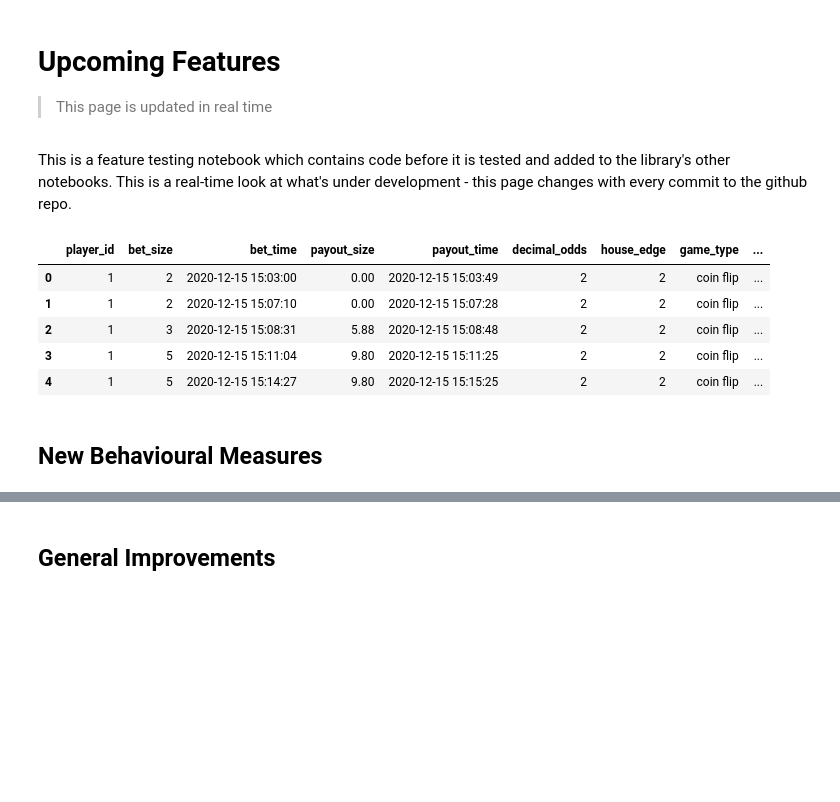
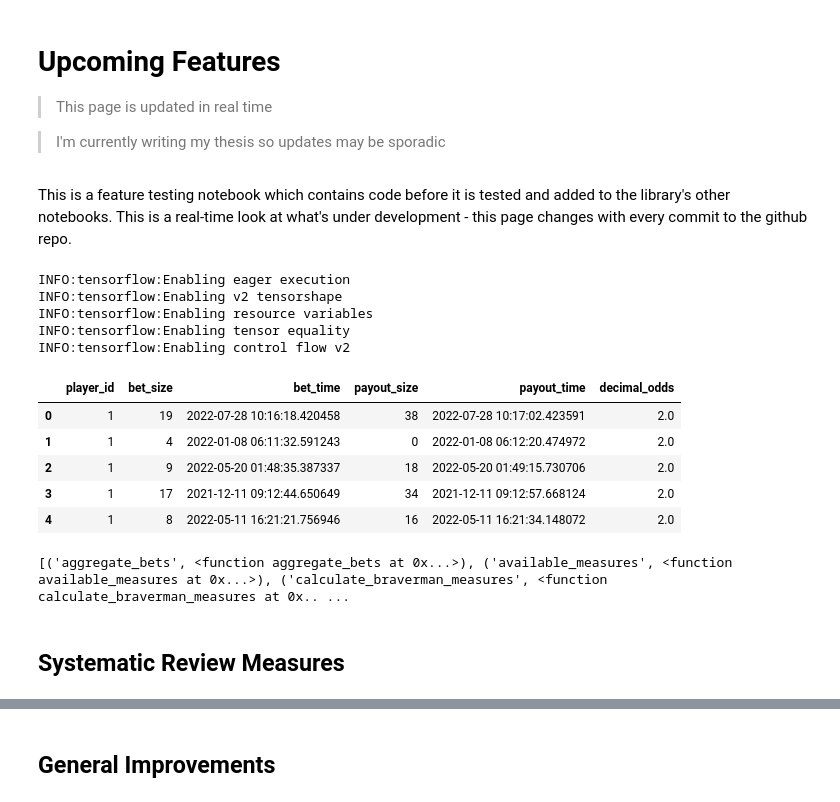
Before and after one commit to gamba-dev/gamba, a Jupyter notebook: 01_upcoming.ipynb, the cells around one changed output, grey strips where cells are left out. Saved outputs shown, nothing was run; the diff lists cells and outputs as text; code cells hidden in the pictures; blank space fills up the shorter version.

```diff
--- a/01_upcoming.ipynb
+++ b/01_upcoming.ipynb
@@ -1,37 +1,55 @@
 # %% [markdown]
 # Upcoming Features
 > This page is updated in real time
+
+> I'm currently writing my thesis so updates may be sporadic
 # %% [markdown]
 This is a feature testing notebook which contains code before it is tested and added to the library's other notebooks. This is a real-time look at what's under development - this page changes with every commit to the github repo.
-# %%
-# new measures
-
-# the measures module currently contains 10 or so unique measures
-# my WIP paper identifies around 40 measures used in published studies, time to get coding...
-
-# measures from paper
-['Total Amount Wagered', 'Net Loss', 'Duration', 'Mean Bets Per Day', 'Frequency', 'Number Of Bets', 'Mean Bet Size', 'Percent Loss', 'Frequency Percent', 'Standard Deviation Of Bet Sizes', 'Daily Total Amount Wagered Trajectory', 'Theoretical Loss', 'Total Number Of Sessions', 'Total Playing Time', 'Total Amount Paid', 'Mean Sessions Per Day In Duration', 'Mean Playing Time Per Day', 'Total Amount Won', 'Mean Rake Paid Per Hour', 'Mean Simultaneous Tables', 'Mean Session Length', 'Max 24H Deposit', 'Max 30D Deposit', 'Median Odds Per Bet', 'Median Stake Per Bet', 'Mean Amount Wagered Per Session', 'Median Bets Per Day', 'Median Loss Per Bet', 'Mean Playing Volume Per Day', 'Max Bet Value', 'Min Bet Value', 'Mean Sessions Per Day', 'Mean Rake Paid Per Day', 'Standard Deviation Of Bets Per Day', 'Weekly Number Of Bets Trajectory', 'Weekly Active Days Trajectory', 'Mean Game Types Per Day', 'Sawtooth Occurances', 'Number Of Gambling Activities Played', 'Weekend Total Amount Wagered Ratio', 'Weekend Number Of Bets Ratio', 'Positive Total Amount Won', 'Positive Monies Wagered', 'Number Of Gambling Services Used', 'Mean Total Gambling Hours Per Month', 'Mean Wager-Session Length', 'Mean Loss Per Month', 'Number Of Different Games Played', 'Total Number Of Games Played']
-
-
-from inspect import getmembers, isfunction
-import gamba as gb
-
-# make porting over a little easier
-check_measures_data = gb.measures.check_measure_data
-get_sessions = gb.measures.get_sessions
-aggregate_bets = gb.measures.aggregate_bets
-
-player_bets = gb.data.example_bets()
-
-functions = getmembers(gb.measures, isfunction)
-
-display(player_bets.head())
-# %% [output]
-|  | player_id | bet_size | bet_time | payout_size | payout_time | decimal_odds | house_edge | game_type | ... |
-| 0 | 1 | 2 | 2020-12-15 15:03:00 | 0.00 | 2020-12-15 15:03:49 | 2 | 2 | coin flip | ... |
-| 1 | 1 | 2 | 2020-12-15 15:07:10 | 0.00 | 2020-12-15 15:07:28 | 2 | 2 | coin flip | ... |
-| 2 | 1 | 3 | 2020-12-15 15:08:31 | 5.88 | 2020-12-15 15:08:48 | 2 | 2 | coin flip | ... |
-| 3 | 1 | 5 | 2020-12-15 15:11:04 | 9.80 | 2020-12-15 15:11:25 | 2 | 2 | coin flip | ... |
-| 4 | 1 | 5 | 2020-12-15 15:14:27 | 9.80 | 2020-12-15 15:15:25 | 2 | 2 | coin flip | ... |
+# %%
+# new measures
+
+from inspect import getmembers, isfunction
+import gamba as gb, pandas as pd, random
+import datetime
+
+# make porting over a little easier
+check_measure_data = gb.measures.check_measure_data
+get_sessions = gb.measures.get_sessions
+aggregate_bets = gb.measures.aggregate_bets
+
+
+def generate_bets(n=20):
+    df = pd.DataFrame()
+
+    df['player_id'] = [1] * n
+    df['bet_size'] = [random.randint(0,20) for _ in range(n)]
+    df['bet_time'] = [datetime.datetime.now() + random.random() * datetime.timedelta(days=500) for _ in range(n)]
+    df['payout_size'] = [bet * 2 if (random.random() < 0.5) else 0 for bet in df['bet_size'] ]
+
+    df['payout_time'] = [bet_time + random.random() * datetime.timedelta(minutes=1) for bet_time in df['bet_time']]
+    df['decimal_odds'] = [2.0] * n
+
+    return df
+
+
+player_bets = generate_bets()
+
+functions = getmembers(gb.measures, isfunction)
+
+display(player_bets.head())
+print(functions)
+# %% [output]
+INFO:tensorflow:Enabling eager execution
+INFO:tensorflow:Enabling v2 tensorshape
+INFO:tensorflow:Enabling resource variables
+INFO:tensorflow:Enabling tensor equality
+INFO:tensorflow:Enabling control flow v2
+|  | player_id | bet_size | bet_time | payout_size | payout_time | decimal_odds |
+| 0 | 1 | 19 | 2022-07-28 10:16:18.420458 | 38 | 2022-07-28 10:17:02.423591 | 2.0 |
+| 1 | 1 | 4 | 2022-01-08 06:11:32.591243 | 0 | 2022-01-08 06:12:20.474972 | 2.0 |
+| 2 | 1 | 9 | 2022-05-20 01:48:35.387337 | 18 | 2022-05-20 01:49:15.730706 | 2.0 |
+| 3 | 1 | 17 | 2021-12-11 09:12:44.650649 | 34 | 2021-12-11 09:12:57.668124 | 2.0 |
+| 4 | 1 | 8 | 2022-05-11 16:21:21.756946 | 16 | 2022-05-11 16:21:34.148072 | 2.0 |
+[('aggregate_bets', <function aggregate_bets at 0x...>), ('available_measures', <function available_measures at 0x...>), ('calculate_braverman_measures', <function calculate_braverman_measures at 0x.. ...
 # %% [markdown]
-## New Behavioural Measures
+## Systematic Review Measures
```
Also changed, not shown: parts of 7 cells of this notebook, 5 other files.
